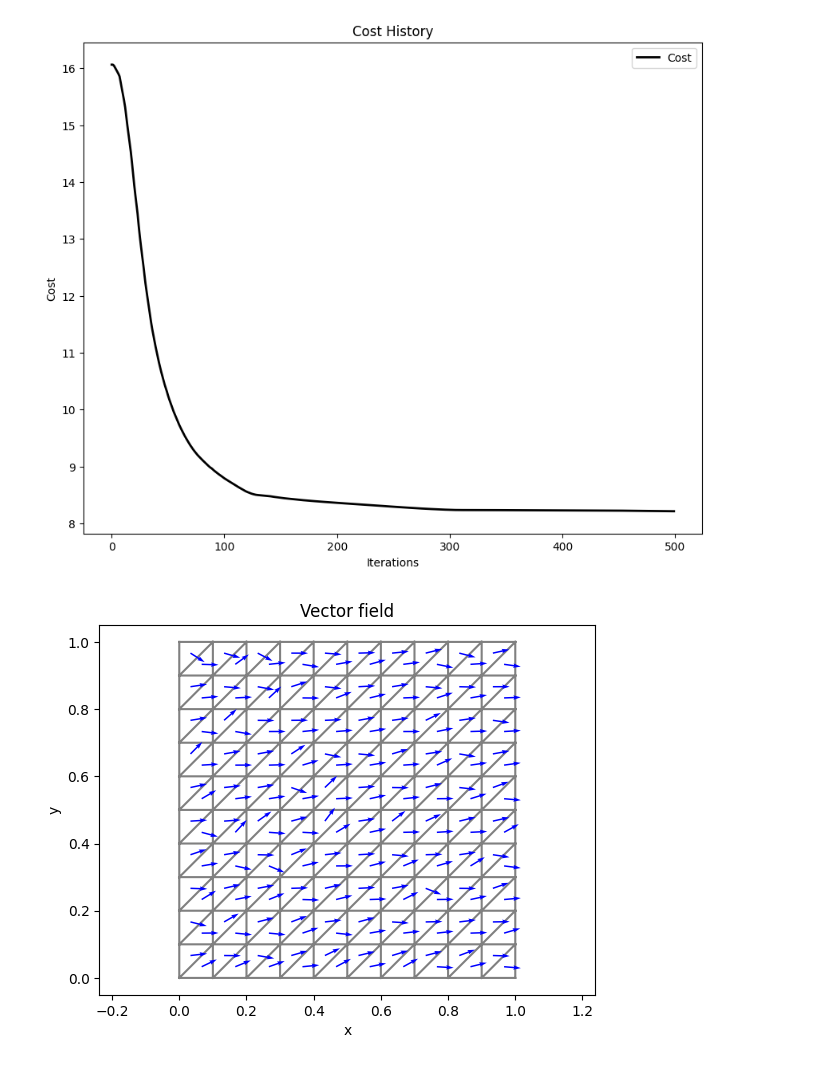
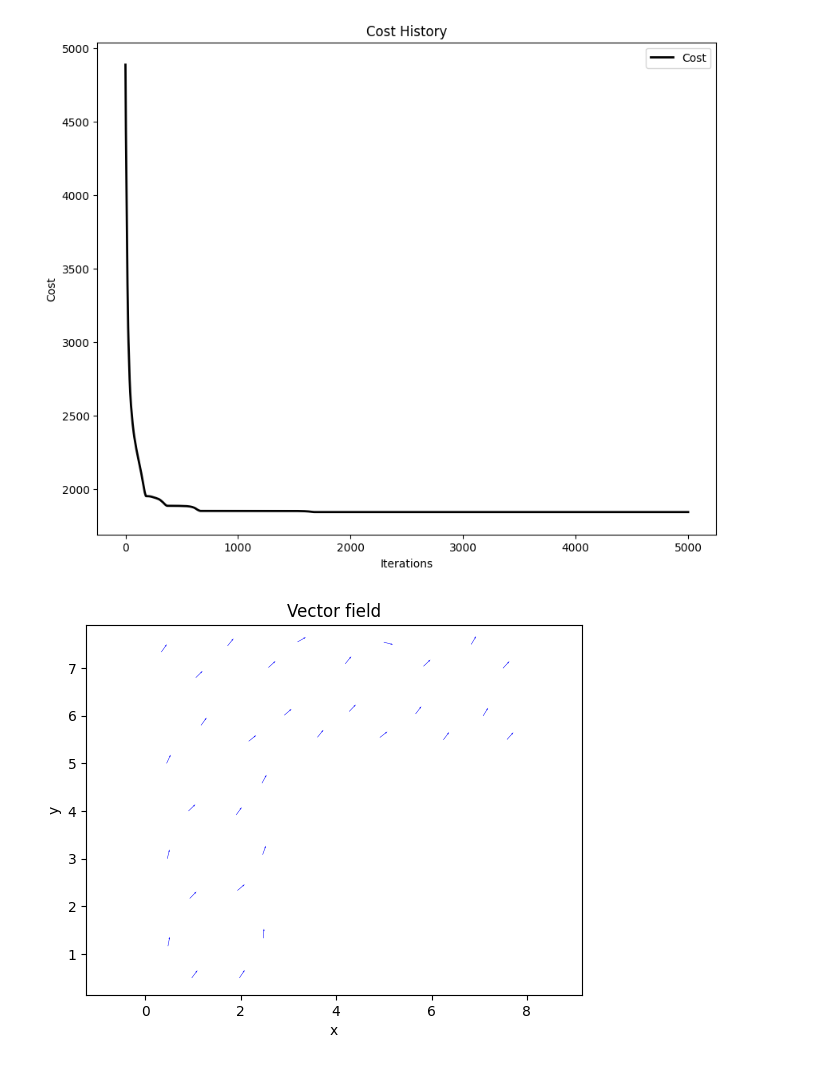
Before and after one commit to Jarvis-Chiang/fenics-test, a Jupyter notebook: topo_copy.ipynb, the cells around one changed output. Saved outputs shown, nothing was run; the diff lists cells and outputs as text; code cells hidden in the pictures.

```diff
--- a/topo_copy.ipynb
+++ b/topo_copy.ipynb
@@ -119,6 +102,15 @@ top_end_boundary.mark(boundary_mark, 2)
 # %%
 # 有限元求解
-def FEA(V:VectorFunctionSpace, lhs, rhs, u:Function, bc:DirichletBC) -> Function:
+def FEA(lhs, rhs, u:Function, bc:DirichletBC) -> Function:
     problem = LinearVariationalProblem(lhs, rhs, u, bc)
     solver = LinearVariationalSolver(problem)
     return solver.solve()
+# %%
+# 有限元计算
+theta = 0 * np.ones(T.dim())
+theta_init = Function(T)
+theta_init.vector()[:] = theta
+lhs = inner(sigma_tensor(u_trial, theta_init), nabla_grad(v_test)) * dx
+rhs = dot(forcing, v_test) * ds(subdomain_data=boundary_mark, domain=mymesh, subdomain_id=1)
+FEA(lhs, rhs, u_sol ,bc=[bc])
+plot(u_sol, title="deformation U")
@@ -139,7 +268,7 @@ def plot_theta_vector(theta:Function, mesh, scale=30, width=0.001):
     v = vector_values[:, 1]
     # 可视化向量场
     plt.figure()
-    plot(mesh)
+    # plot(mesh)
     # plt.quiver(x_coords, y_coords, u, v)
     # 绘制正方向的箭头
     plt.quiver(x_coords, y_coords, u, v, angles='xy', scale_units='xy', scale=scale, width=width, color='b')
@@ -156,24 +289,41 @@ def plot_theta_vector(theta:Function, mesh, scale=30, width=0.001):
 def minimize_strain_energy(x):
     # 将 PSO 粒子的位置 x 映射到每个单元格的转动角度
     theta_values = x[:, :T.dim()]
+    # theta_values = 45 * np.ones((x.shape[0], T.dim())
+
     total_energy = []
     for i in range(theta_values.shape[0]):
         theta_func = Function(T)
         theta_func.vector()[:] = theta_values[i, :]
         Theta_sol.assign(theta_func)
         lhs = inner(sigma_tensor(u_trial, Theta_sol), nabla_grad(v_test)) * dx
-        rhs = dot(forcing, v_test) * ds(subdomain_data=boundary_mark, domain=mesh, subdomain_id=2)
-        FEA(V, lhs, rhs, u_sol, bc)
+        rhs = dot(forcing, v_test) * ds(subdomain_data=boundary_mark, domain=mymesh, subdomain_id=1)
+        FEA(lhs, rhs, u_sol, bc)
         energy_density = assemble(psi(u_sol, Theta_sol) * dx)
         total_energy.append(energy_density)
+
+
+        # psi_values = psi(u_sol, Theta_sol)
+        # # 将 psi_values 投影到函数空间中
+        # psi_projected = project(psi_values, T)
+        # # 将 psi_projected 的值提取为 numpy 数组
+        # psi_array = psi_projected.vector().get_local()
+        # # 找到数组中的最大值
+        # max_psi_value = np.max(psi_array)
+        # total_energy = max_psi_value
+
+
     return np.array(total_energy)
 
 # Set-up hyperparameters
 options = {'c1': 0.5, 'c2': 0.3, 'w':0.9}
 
+# Define initial positions for particles
+init_pos = np.random.uniform(low=45, high=45, size=(50, T.dim()))
+
 # Call instance of PSO
-optimizer = ps.single.GlobalBestPSO(n_particles=50, dimensions=T.dim(), options=options)
+optimizer = ps.single.GlobalBestPSO(n_particles=50, dimensions=T.dim(), options=options, init_pos=init_pos)
 
 # Perform optimization
-cost, pos = optimizer.optimize(minimize_strain_energy, iters=500)
+cost, pos = optimizer.optimize(minimize_strain_energy, iters=5000)
 # %% [output]
@@ -197,16 +338,16 @@ cost, pos = optimizer.optimize(minimize_strain_energy, iters=500)
 # %%
 # 可视化
 import matplotlib.pyplot as plt
 from pyswarms.utils.plotters import (plot_cost_history, plot_contour, plot_surface)
 
 plot_cost_history(cost_history=optimizer.cost_history)
 plt.show()
 
 Theta_sol.vector()[:] = pos
-plot_theta_vector(Theta_sol, mesh=mesh, scale=20, width=0.003)
+plot_theta_vector(Theta_sol, mesh=mymesh, scale=5, width=0.001)
 
 plt.show()
 # %% [output]
-[figure, old version]
+[figure, new version]
-[figure, old version]
+[figure, new version]
 # %%
```
Also changed, not shown: parts of 10 cells of this notebook, 49 other files.
